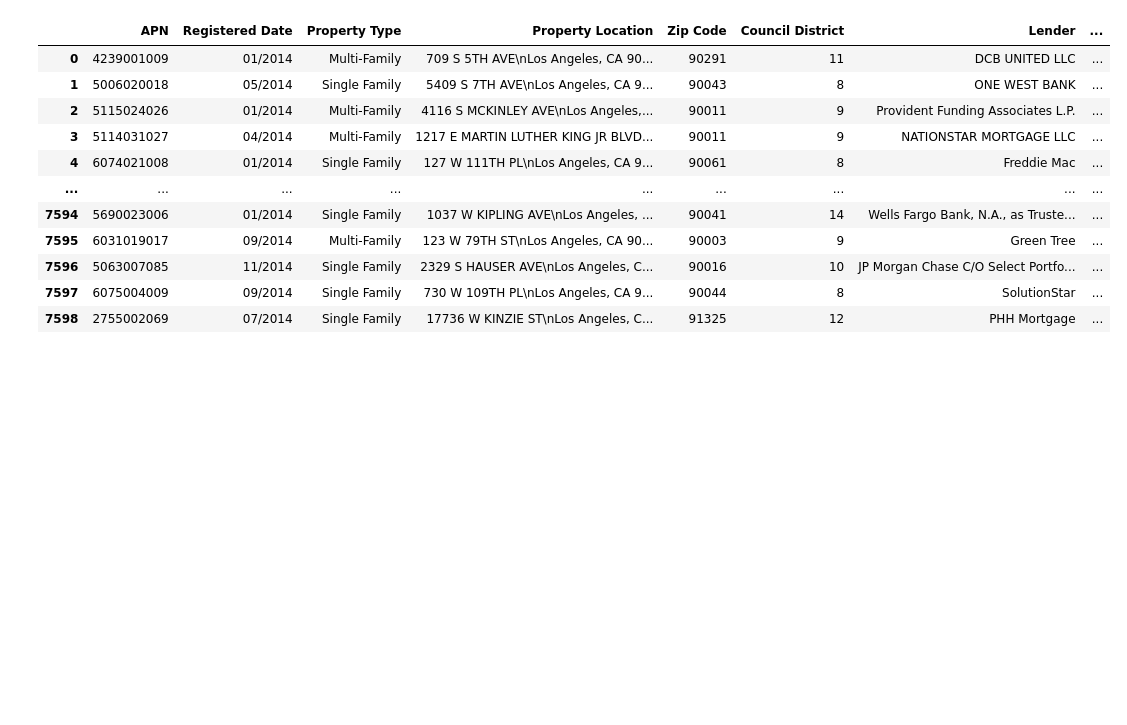
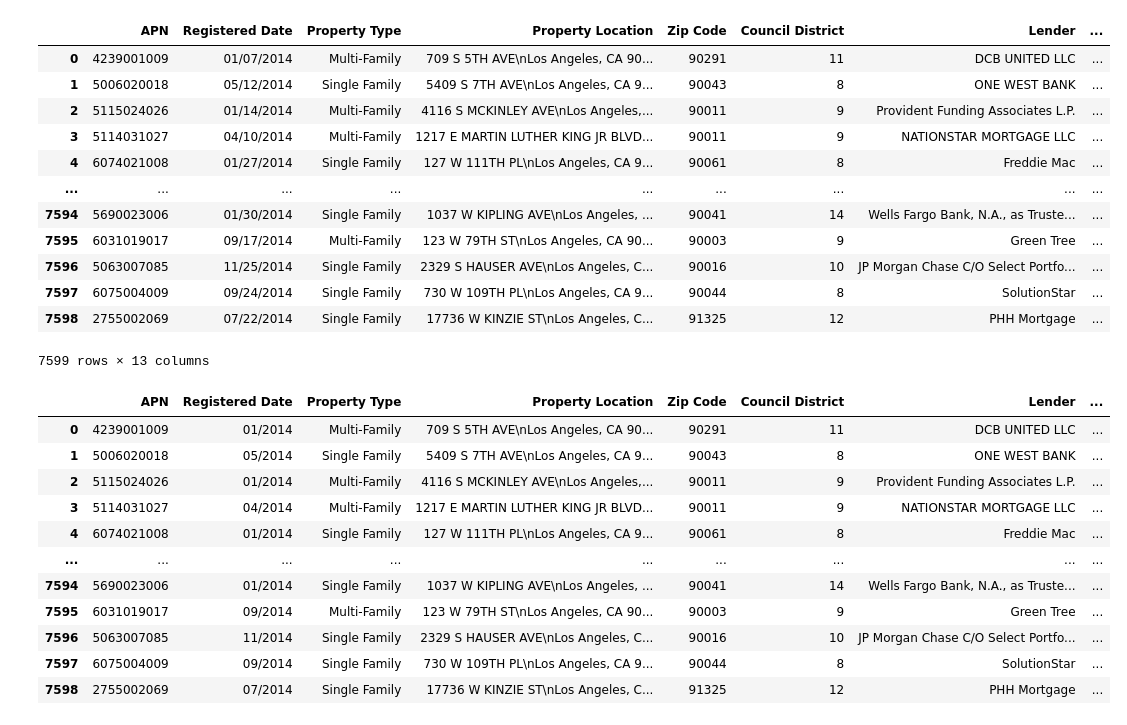
Before and after one commit to Shramster/Predicting-Los-Angeles-Foreclosures, a Jupyter notebook: util/Foreclosure.ipynb, the cells around one changed output. Cells and saved outputs as stored; diff of their text form; code cells hidden in the pictures; blank space fills up the shorter version.

```diff
--- a/util/Foreclosure.ipynb
+++ b/util/Foreclosure.ipynb
@@ -28,22 +28,37 @@ def removeTime2021(df):
 # %%
 df2014 = pd.read_csv("../source/2014_Registered_Foreclosure_Properties.csv")
 df2015 = pd.read_csv("../source/2015_Registered_Foreclosure_Properties.csv")
 
 df2016 = pd.read_csv("../source/2016_Registered_Foreclosure_Properties.csv").rename(columns= {"RegisteredDate":"Registered Date"})
 
 df2017 = pd.read_csv("../source/2017_Registered_Foreclosure_Properties.csv")
 
 df2018 = pd.read_csv("../source/2018_Registered_Foreclosure_Properties.csv")
 
 
 df2019 = pd.read_csv("../source/2019_Registered_Foreclosure_Properties.csv")
 
 df2020 = pd.read_csv("../source/2020_Registered_Foreclosure_Properties.csv")
 
 df2021 = pd.read_csv("../source/2021_Registered_Foreclosure_Properties.csv")
 
 
 df2022 = pd.read_csv("../source/2022_Registered_Foreclosure_Properties.csv")
+df2014
+# %% [output]
+|  | APN | Registered Date | Property Type | Property Location | Zip Code | Council District | Lender | ... |
+| 0 | 4239001009 | 01/07/2014 | Multi-Family | 709 S 5TH AVE\nLos Angeles, CA 90... | 90291 | 11 | DCB UNITED LLC | ... |
+| 1 | 5006020018 | 05/12/2014 | Single Family | 5409 S 7TH AVE\nLos Angeles, CA 9... | 90043 | 8 | ONE WEST BANK | ... |
+| 2 | 5115024026 | 01/14/2014 | Multi-Family | 4116 S MCKINLEY AVE\nLos Angeles,... | 90011 | 9 | Provident Funding Associates L.P. | ... |
+| 3 | 5114031027 | 04/10/2014 | Multi-Family | 1217 E MARTIN LUTHER KING JR BLVD... | 90011 | 9 | NATIONSTAR MORTGAGE LLC | ... |
+| 4 | 6074021008 | 01/27/2014 | Single Family | 127 W 111TH PL\nLos Angeles, CA 9... | 90061 | 8 | Freddie Mac | ... |
+| ... | ... | ... | ... | ... | ... | ... | ... | ... |
+| 7594 | 5690023006 | 01/30/2014 | Single Family | 1037 W KIPLING AVE\nLos Angeles, ... | 90041 | 14 | Wells Fargo Bank, N.A., as Truste... | ... |
+| 7595 | 6031019017 | 09/17/2014 | Multi-Family | 123 W 79TH ST\nLos Angeles, CA 90... | 90003 | 9 | Green Tree | ... |
+| 7596 | 5063007085 | 11/25/2014 | Single Family | 2329 S HAUSER AVE\nLos Angeles, C... | 90016 | 10 | JP Morgan Chase C/O Select Portfo... | ... |
+| 7597 | 6075004009 | 09/24/2014 | Single Family | 730 W 109TH PL\nLos Angeles, CA 9... | 90044 | 8 | SolutionStar | ... |
+| 7598 | 2755002069 | 07/22/2014 | Single Family | 17736 W KINZIE ST\nLos Angeles, C... | 91325 | 12 | PHH Mortgage | ... |
+7599 rows × 13 columns
 # %%
 def remove_dups_and_non_residential(df):
     df = df[df['Property Type'] != 'Non-Residential']
```
Also changed, not shown: 19 other files.
